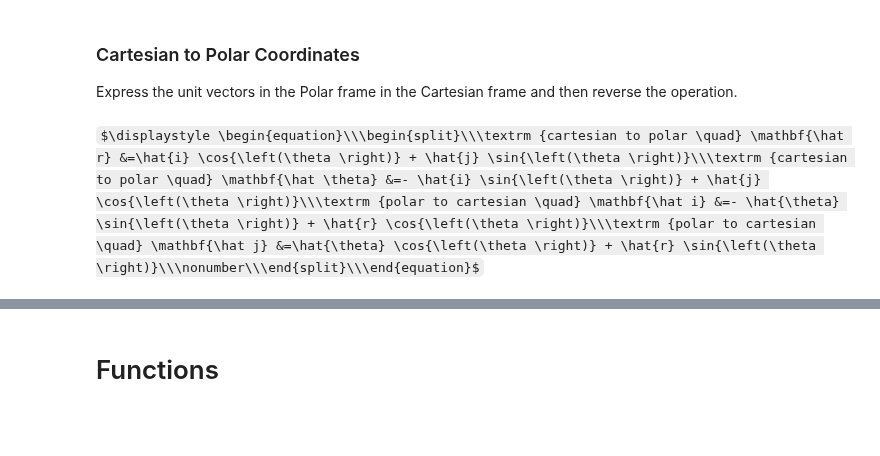
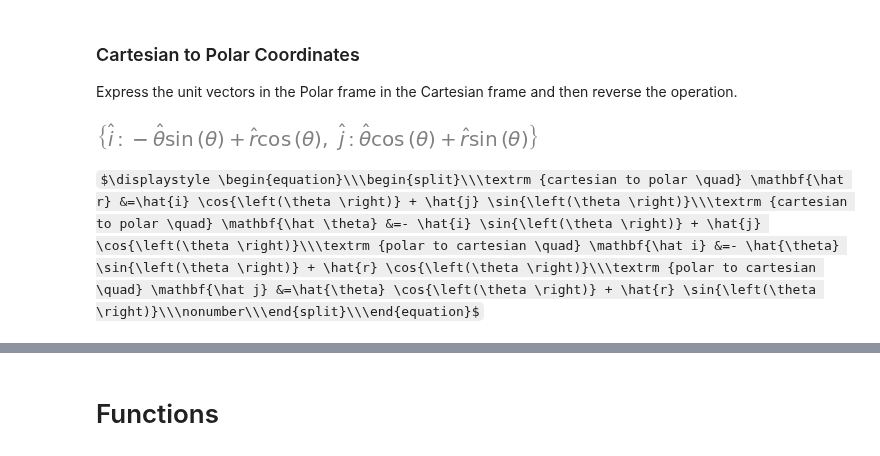
Before and after one commit to JonnyRed/sympy, a Jupyter notebook: maths-cheatsheet.ipynb, the cells around one changed output, grey strips where cells are left out. Drawn from its saved outputs; the diff is of its cells as text; code cells hidden in the pictures; some formulas as TeX source; blank space fills up the shorter version.

```diff
--- a/maths-cheatsheet.ipynb
+++ b/maths-cheatsheet.ipynb
@@ -379,21 +379,34 @@ then reverse the operation.
 # %%
 i, j, rh, th = sp.symbols(r"\hat{i}, \hat{j}, \hat{r}, \hat{\theta}", real=True)
 theta = sp.symbols("theta", real=True)
 
 eqn_rh = sp.Eq(rh, i * sp.cos(theta) + j * sp.sin(theta))
 eqn_th = sp.Eq(th, -i * sp.sin(theta) + j * sp.cos(theta))
 
-result_ij = {k: v.simplify() for k, v in sp.solve([eqn_rh, eqn_th], [i, j]).items()}
+to_polar_from_cartesian_coordinates = {
+    eqn_rh.lhs: eqn_rh.rhs,
+    eqn_th.lhs: eqn_th.rhs,
+}
+
+to_cartesian_from_polar_coordinates = {
+    k: v.simplify() for k, v in sp.solve([eqn_rh, eqn_th], [i, j]).items()
+}
+
+display(to_cartesian_from_polar_coordinates)
 
 text = [
     r"\textrm {cartesian to polar \quad} \mathbf{\hat r} &=" rf"{sp.latex(eqn_rh.rhs)}",
-    r"\textrm {cartesian to polar \quad} \mathbf{\hat \theta} &=" rf"{sp.latex(eqn_th.rhs)}",
-    r"\textrm {polar to cartesian \quad} \mathbf{\hat i} &=" rf"{sp.latex(result_ij[i])}",
-    r"\textrm {polar to cartesian \quad} \mathbf{\hat j} &=" rf"{sp.latex(result_ij[j])}",
+    r"\textrm {cartesian to polar \quad} \mathbf{\hat \theta} &="
+    rf"{sp.latex(eqn_th.rhs)}",
+    r"\textrm {polar to cartesian \quad} \mathbf{\hat i} &="
+    rf"{sp.latex(to_cartesian_from_polar_coordinates[i])}",
+    r"\textrm {polar to cartesian \quad} \mathbf{\hat j} &="
+    rf"{sp.latex(to_cartesian_from_polar_coordinates[j])}",
 ]
 
 print_aligned_latex_equations(*text)
 # %% [output]
+[figure, added]
 $\displaystyle \begin{equation}\\\begin{split}\\\textrm {cartesian to polar \quad} \mathbf{\hat r} &=\hat{i} \cos{\left(\theta \right)} + \hat{j} \sin{\left(\theta \right)}\\\textrm {cartesian to polar \quad} \mathbf{\hat \theta} &=- \hat{i} \sin{\left(\theta \right)} + \hat{j} \cos{\left(\theta \right)}\\\textrm {polar to cartesian \quad} \mathbf{\hat i} &=- \hat{\theta} \sin{\left(\theta \right)} + \hat{r} \cos{\left(\theta \right)}\\\textrm {polar to cartesian \quad} \mathbf{\hat j} &=\hat{\theta} \cos{\left(\theta \right)} + \hat{r} \sin{\left(\theta \right)}\\\nonumber\\\end{split}\\\end{equation}$
 # %% [markdown]
 ## Polar Gradient
```
Also changed, not shown: parts of 1 cell of this notebook.
